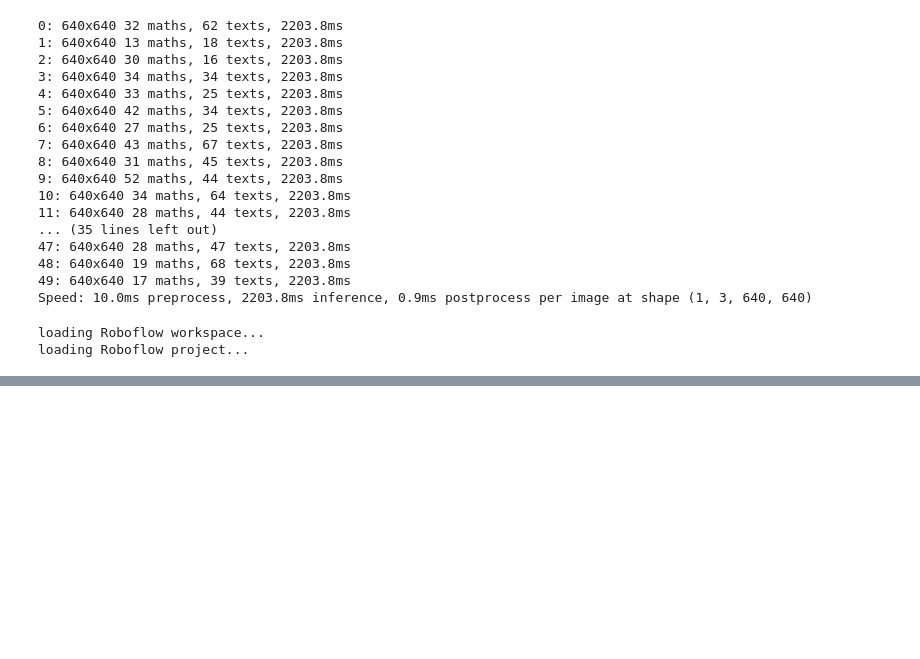
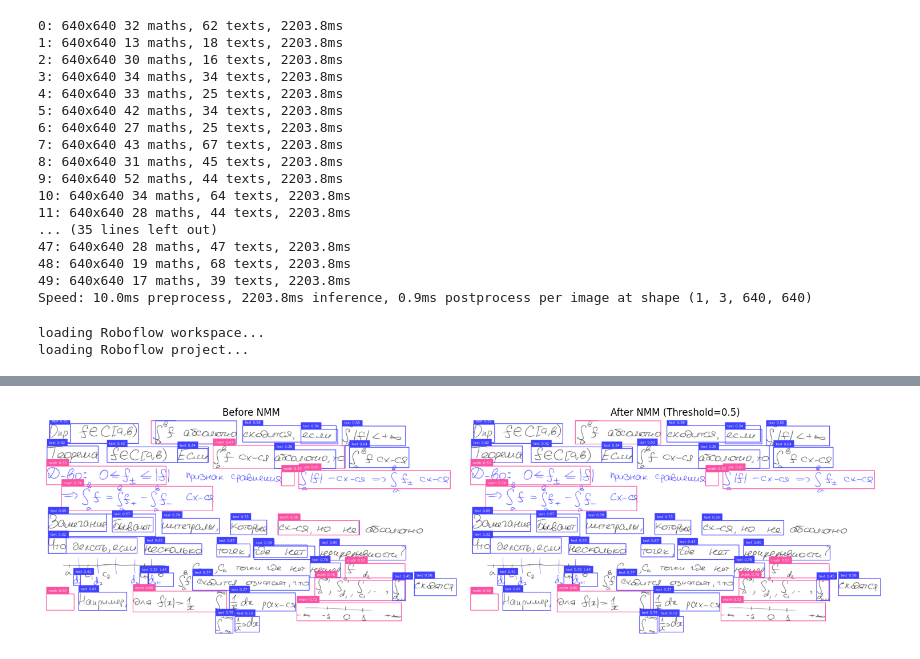
Before and after one commit to Leamich/Ragaik, a Jupyter notebook: character_recognition/notebooks/Roboflow_inference.ipynb, the cells around one changed output, grey strips where cells are left out. Drawn from its saved outputs; the diff is of its cells as text; code cells hidden in the pictures; blank space fills up the shorter version.

Commit message:
feat: add YOLO predictions for dump

```diff
--- a/character_recognition/notebooks/Roboflow_inference.ipynb
+++ b/character_recognition/notebooks/Roboflow_inference.ipynb
@@ -132,0 +158,14 @@ for path in tqdm(imgs):
+# %%
+BATCH_SIZE = 50
+for i in tqdm(range(0, len(imgs), BATCH_SIZE)):
+    batch_imgs = imgs[i:i + BATCH_SIZE]
+    results = model(batch_imgs, conf=0.3)
+    for result, img_path in zip(results, batch_imgs):
+        detections = sv.Detections.from_ultralytics(result).with_nmm(threshold=0.5, class_agnostic=False)
+        with open(img_path.with_suffix(".txt"), "w") as f:
+            for xyxy, confidence, class_id in zip(detections.xyxy, detections.confidence, detections.class_id):
+                x_center = (xyxy[0] + xyxy[2]) / 2 / result.orig_img.shape[1]
+                y_center = (xyxy[1] + xyxy[3]) / 2 / result.orig_img.shape[0]
+                width = (xyxy[2] - xyxy[0]) / result.orig_img.shape[1]
+                height = (xyxy[3] - xyxy[1]) / result.orig_img.shape[0]
+                f.write(f"{class_id} {x_center:.6f} {y_center:.6f} {width:.6f} {height:.6f} {confidence:.6f}\n")
@@ -132,0 +190,73 @@ for path in tqdm(imgs):
+# %%
+# GENERATED CODE
+# prompt: plot detection from sv.Detections, add also prediction by model, sv.Detections.from_ultralytics(result).with_nmm(threshold=0.5), JUST ONE IMAGE, code should just use imgs, and also model(img, conf=0.3), add comprasion before after nmm
+
+import matplotlib.pyplot as plt
+import cv2
+
+# Select the first image for plotting
+img_path_to_plot = imgs[0]
+img_to_plot = cv2.imread(str(img_path_to_plot))
+img_to_plot = cv2.cvtColor(img_to_plot, cv2.COLOR_BGR2RGB) # Convert to RGB
+
+# Perform inference on the selected image
+result = model(img_to_plot, conf=0.3)[0] # Get the first result for the single image
+
+# Detections without NMS
+detections_before_nms = sv.Detections.from_ultralytics(result)
+
+# Detections with NMS
+detections_after_nms = sv.Detections.from_ultralytics(result).with_nmm(threshold=0.5, class_agnostic=True)
+
+# Create annotators
+box_annotator = sv.BoxAnnotator()
+label_annotator = sv.LabelAnnotator()
+
+# Annotate image before NMS
+annotated_image_before_nms = box_annotator.annotate(
+    scene=img_to_plot.copy(),
+    detections=detections_before_nms
+)
+labels_before_nms = [
+    f"{result.names[class_id]} {confidence:.2f}"
+    for xyxy, confidence, class_id
+    in zip(detections_before_nms.xyxy, detections_before_nms.confidence, detections_before_nms.class_id)
+]
+annotated_image_before_nms = label_annotator.annotate(
+    scene=annotated_image_before_nms,
+    detections=detections_before_nms,
+    labels=labels_before_nms
+)
+
+
+# Annotate image after NMS
+annotated_image_after_nms = box_annotator.annotate(
+    scene=img_to_plot.copy(),
+    detections=detections_after_nms
+)
+labels_after_nms = [
+    f"{result.names[class_id]} {confidence:.2f}"
+    for xyxy, confidence, class_id
+    in zip(detections_after_nms.xyxy, detections_after_nms.confidence, detections_after_nms.class_id)
+]
+annotated_image_after_nms = label_annotator.annotate(
+    scene=annotated_image_after_nms,
+    detections=detections_after_nms,
+    labels=labels_after_nms
+)
+
+
+# Plotting
+fig, axes = plt.subplots(1, 2, figsize=(15, 15))
+
+axes[0].imshow(annotated_image_before_nms)
+axes[0].set_title('Before NMM')
+axes[0].axis('off')
+
+axes[1].imshow(annotated_image_after_nms)
+axes[1].set_title('After NMM (Threshold=0.5)')
+axes[1].axis('off')
+
+plt.tight_layout()
+plt.show()
+# %% [output]
@@ -132,0 +265 @@ for path in tqdm(imgs):
+[figure, added]
```
Also changed, not shown: parts of 11 cells of this notebook.
